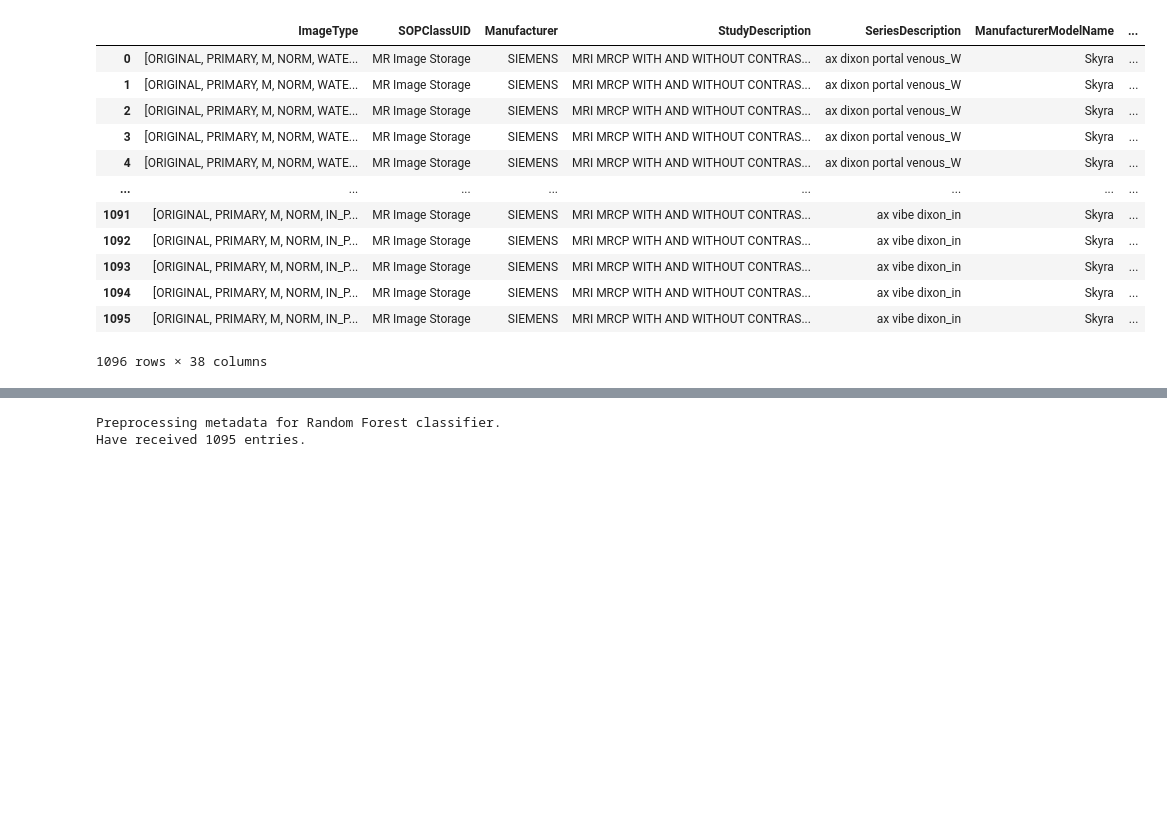
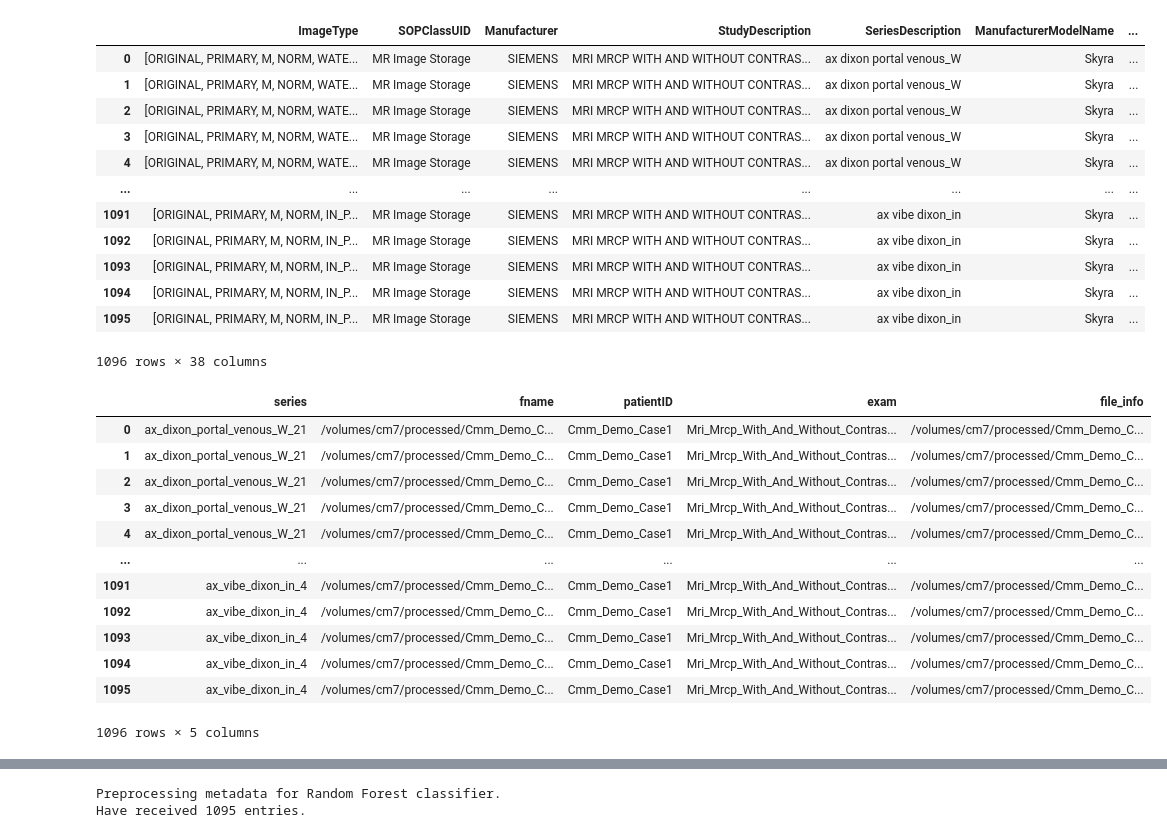
Before and after one commit to mille055/stanford_project, a Jupyter notebook: notebooks/AIPI540_IP_fusion_classifier.ipynb, the cells around one changed output, grey strips where cells are left out. Cells and saved outputs as stored; diff of their text form; code cells hidden in the pictures; blank space fills up the shorter version.

```diff
--- a/notebooks/AIPI540_IP_fusion_classifier.ipynb
+++ b/notebooks/AIPI540_IP_fusion_classifier.ipynb
@@ -1275,3 +1275,21 @@ new_scan_df_1
 | 1094 | [ORIGINAL, PRIMARY, M, NORM, IN_P... | MR Image Storage | SIEMENS | MRI MRCP WITH AND WITHOUT CONTRAS... | ax vibe dixon_in | Skyra | ... |
 | 1095 | [ORIGINAL, PRIMARY, M, NORM, IN_P... | MR Image Storage | SIEMENS | MRI MRCP WITH AND WITHOUT CONTRAS... | ax vibe dixon_in | Skyra | ... |
 1096 rows × 38 columns
+# %%
+ns18 = new_scan_df_1.copy()
+ns19 = shorten_df(ns18[['series', 'fname', 'file_info', 'patientID', 'exam', 'img_num']])
+ns19
+# %% [output]
+|  | series | fname | patientID | exam | file_info |
+| 0 | ax_dixon_portal_venous_W_21 | /volumes/cm7/processed/Cmm_Demo_C... | Cmm_Demo_Case1 | Mri_Mrcp_With_And_Without_Contras... | /volumes/cm7/processed/Cmm_Demo_C... |
+| 1 | ax_dixon_portal_venous_W_21 | /volumes/cm7/processed/Cmm_Demo_C... | Cmm_Demo_Case1 | Mri_Mrcp_With_And_Without_Contras... | /volumes/cm7/processed/Cmm_Demo_C... |
+| 2 | ax_dixon_portal_venous_W_21 | /volumes/cm7/processed/Cmm_Demo_C... | Cmm_Demo_Case1 | Mri_Mrcp_With_And_Without_Contras... | /volumes/cm7/processed/Cmm_Demo_C... |
+| 3 | ax_dixon_portal_venous_W_21 | /volumes/cm7/processed/Cmm_Demo_C... | Cmm_Demo_Case1 | Mri_Mrcp_With_And_Without_Contras... | /volumes/cm7/processed/Cmm_Demo_C... |
+| 4 | ax_dixon_portal_venous_W_21 | /volumes/cm7/processed/Cmm_Demo_C... | Cmm_Demo_Case1 | Mri_Mrcp_With_And_Without_Contras... | /volumes/cm7/processed/Cmm_Demo_C... |
+| ... | ... | ... | ... | ... | ... |
+| 1091 | ax_vibe_dixon_in_4 | /volumes/cm7/processed/Cmm_Demo_C... | Cmm_Demo_Case1 | Mri_Mrcp_With_And_Without_Contras... | /volumes/cm7/processed/Cmm_Demo_C... |
+| 1092 | ax_vibe_dixon_in_4 | /volumes/cm7/processed/Cmm_Demo_C... | Cmm_Demo_Case1 | Mri_Mrcp_With_And_Without_Contras... | /volumes/cm7/processed/Cmm_Demo_C... |
+| 1093 | ax_vibe_dixon_in_4 | /volumes/cm7/processed/Cmm_Demo_C... | Cmm_Demo_Case1 | Mri_Mrcp_With_And_Without_Contras... | /volumes/cm7/processed/Cmm_Demo_C... |
+| 1094 | ax_vibe_dixon_in_4 | /volumes/cm7/processed/Cmm_Demo_C... | Cmm_Demo_Case1 | Mri_Mrcp_With_And_Without_Contras... | /volumes/cm7/processed/Cmm_Demo_C... |
+| 1095 | ax_vibe_dixon_in_4 | /volumes/cm7/processed/Cmm_Demo_C... | Cmm_Demo_Case1 | Mri_Mrcp_With_And_Without_Contras... | /volumes/cm7/processed/Cmm_Demo_C... |
+1096 rows × 5 columns
```
Also changed, not shown: parts of 7 cells of this notebook, 2 other files.
